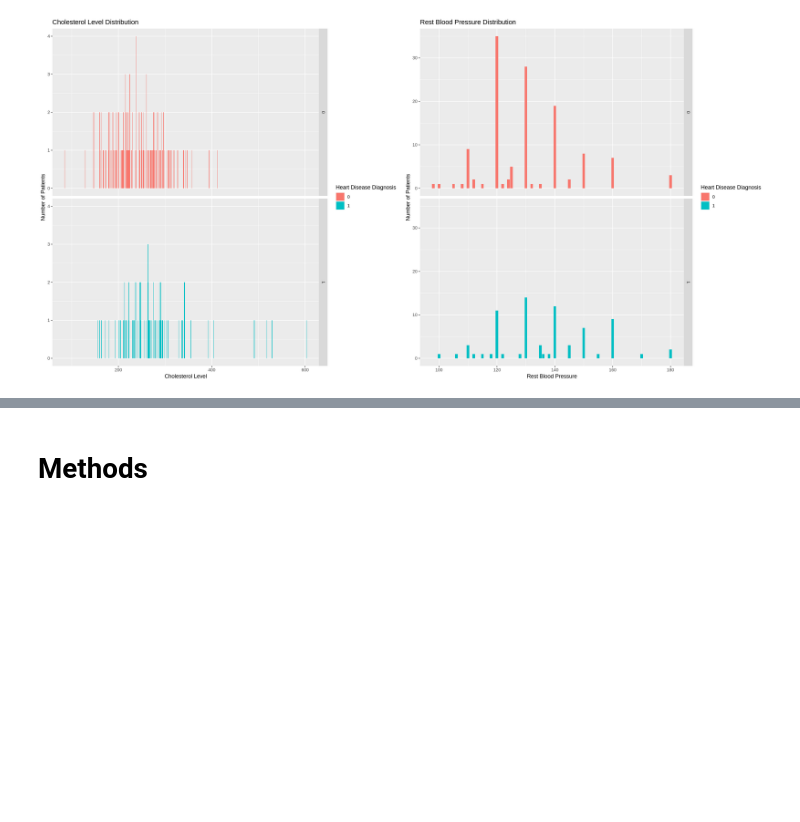
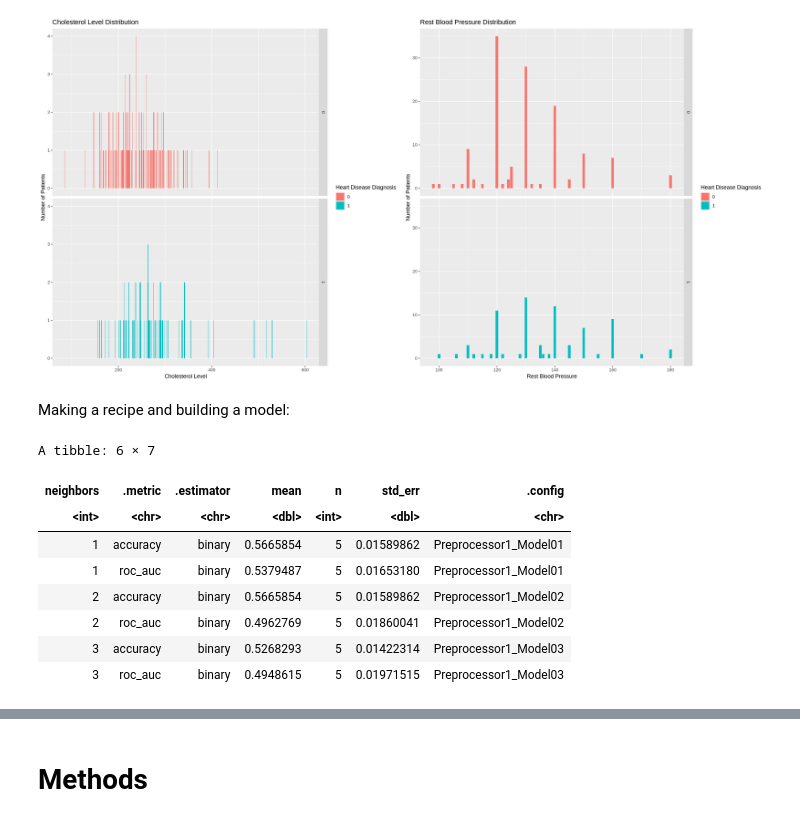
Before and after one commit to Tommy-Hu/dsci_100_heart_disease_project, a Jupyter notebook: Final Report.ipynb, the cells around one changed output, grey strips where cells are left out. Drawn from its saved outputs; the diff is of its cells as text; code cells hidden in the pictures; blank space fills up the shorter version.

```diff
--- a/Final Report.ipynb
+++ b/Final Report.ipynb
@@ -214,3 +214,35 @@ Warning message:
 Warning message:
 “Ignoring unknown parameters: binwidth, bins, pad”
 [figure]
+# %% [markdown]
+Making a recipe and building a model:
+# %%
+set.seed(3456)
+heart_vfold <- vfold_cv(data_train, v = 5, strata = num)
+heart_recipe <- recipe(num ~ chol + trestbps, data = data_train) |>
+   step_scale(all_predictors()) |>
+   step_center(all_predictors())
+# heart_recipe
+
+heart_tune <- nearest_neighbor(weight_func = "rectangular", neighbors = tune()) |>
+    set_engine("kknn") |>
+    set_mode("classification")
+# heart_tune
+
+heart_metrics <- workflow() |>
+    add_recipe(heart_recipe) |>
+    add_model(heart_tune) |>
+    tune_grid(resamples = heart_vfold, grid = tibble(neighbors = 1:15)) |>
+    collect_metrics()
+
+head(heart_metrics)
+# %% [output]
+A tibble: 6 × 7
+| neighbors | .metric | .estimator | mean | n | std_err | .config |
+| <int> | <chr> | <chr> | <dbl> | <int> | <dbl> | <chr> |
+| 1 | accuracy | binary | 0.5665854 | 5 | 0.01589862 | Preprocessor1_Model01 |
+| 1 | roc_auc | binary | 0.5379487 | 5 | 0.01653180 | Preprocessor1_Model01 |
+| 2 | accuracy | binary | 0.5665854 | 5 | 0.01589862 | Preprocessor1_Model02 |
+| 2 | roc_auc | binary | 0.4962769 | 5 | 0.01860041 | Preprocessor1_Model02 |
+| 3 | accuracy | binary | 0.5268293 | 5 | 0.01422314 | Preprocessor1_Model03 |
+| 3 | roc_auc | binary | 0.4948615 | 5 | 0.01971515 | Preprocessor1_Model03 |
```
Also changed, not shown: parts of 6 cells of this notebook.
